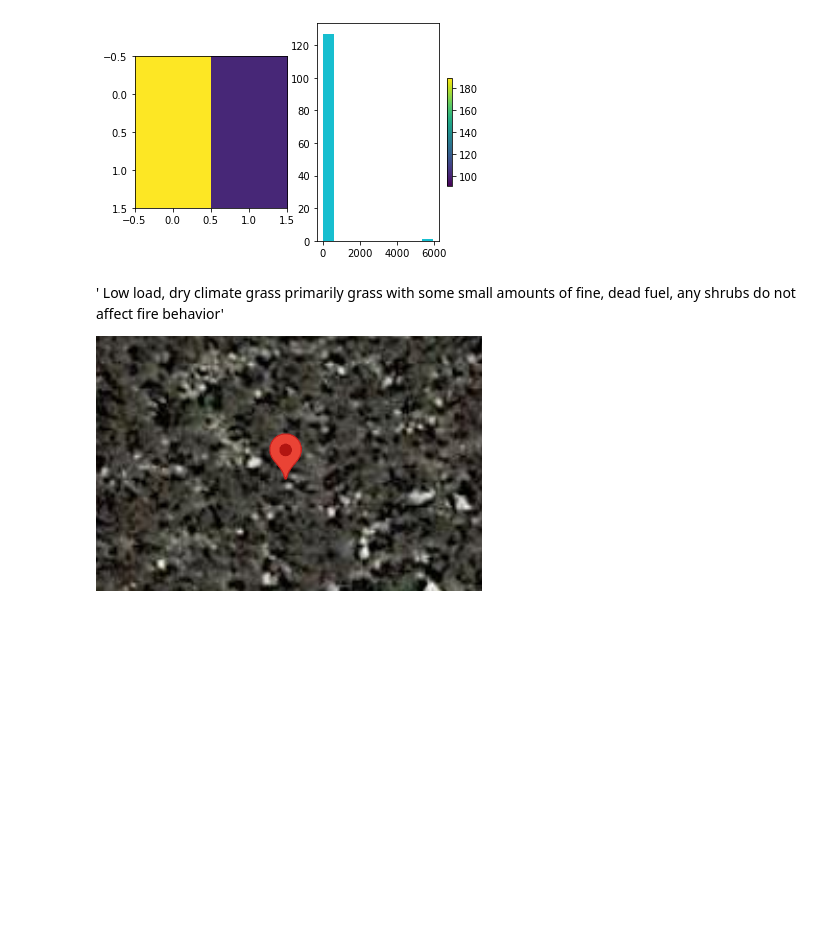
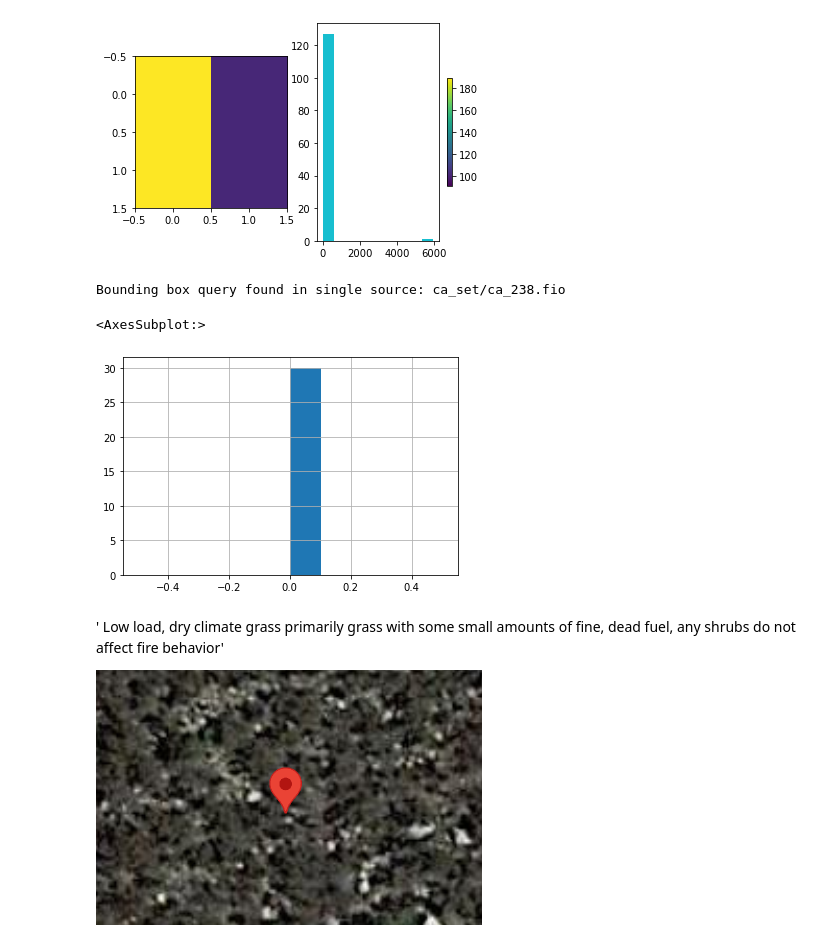
Before and after one commit to Travis-Tran/DSC180_Project, a Jupyter notebook: notebooks/Wilson_Eric_fastfuels_week5.ipynb, the cells around one changed output. Saved outputs shown, nothing was run; the diff lists cells and outputs as text; code cells hidden in the pictures; blank space fills up the shorter version.

```diff
--- a/notebooks/Wilson_Eric_fastfuels_week5.ipynb
+++ b/notebooks/Wilson_Eric_fastfuels_week5.ipynb
@@ -270,6 +282,12 @@ Bounding box query found in single source: ca_set/ca_238.fio
 The label for this region is 102
 The proportion of non-flat surface in this region is 0.0
 [figure]
+# %%
+dimensionality_reduction(32.938576, -116.684257) #grass
+# %% [output]
+Bounding box query found in single source: ca_set/ca_238.fio
+<AxesSubplot:>
+[figure, added]
 # %% [markdown]
 ' Low load, dry climate grass primarily grass with some small amounts of fine, dead fuel, any shrubs do not affect fire behavior'
 
```
Also changed, not shown: parts of 21 cells of this notebook.
